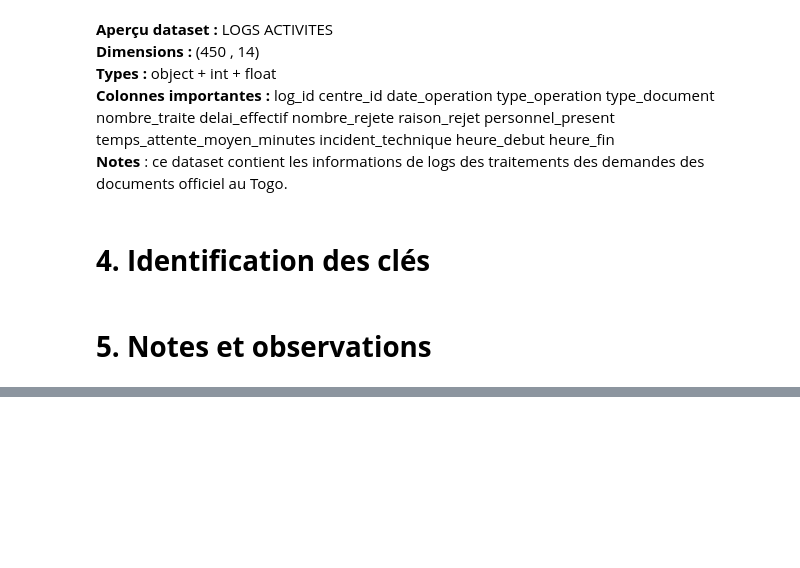
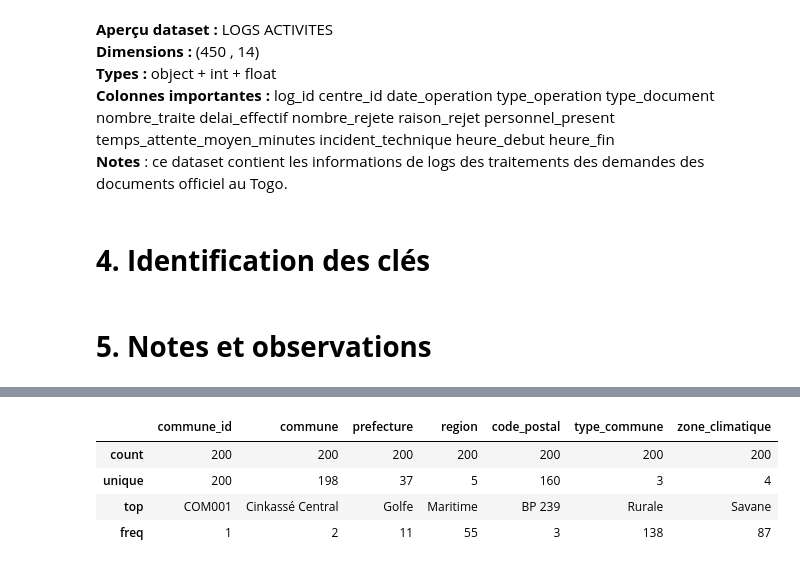
Before and after one commit to jgbedevi/test_technique_analyste, a Jupyter notebook: notebooks/Untitled.ipynb, the cells around one changed output, grey strips where cells are left out. Saved outputs shown, nothing was run; the diff lists cells and outputs as text; code cells hidden in the pictures; blank space fills up the shorter version.

```diff
--- a/notebooks/Untitled.ipynb
+++ b/notebooks/Untitled.ipynb
@@ -358,0 +438,9 @@ df_logs.head()
+# %%
+# Décrire les variables catégorielles
+df_communes.describe(include=['object'])
+# %% [output]
+|  | commune_id | commune | prefecture | region | code_postal | type_commune | zone_climatique |
+| count | 200 | 200 | 200 | 200 | 200 | 200 | 200 |
+| unique | 200 | 198 | 37 | 5 | 160 | 3 | 4 |
+| top | COM001 | Cinkassé Central | Golfe | Maritime | BP 239 | Rurale | Savane |
+| freq | 1 | 2 | 11 | 55 | 3 | 138 | 87 |
```
Also changed, not shown: parts of 25 cells of this notebook.
